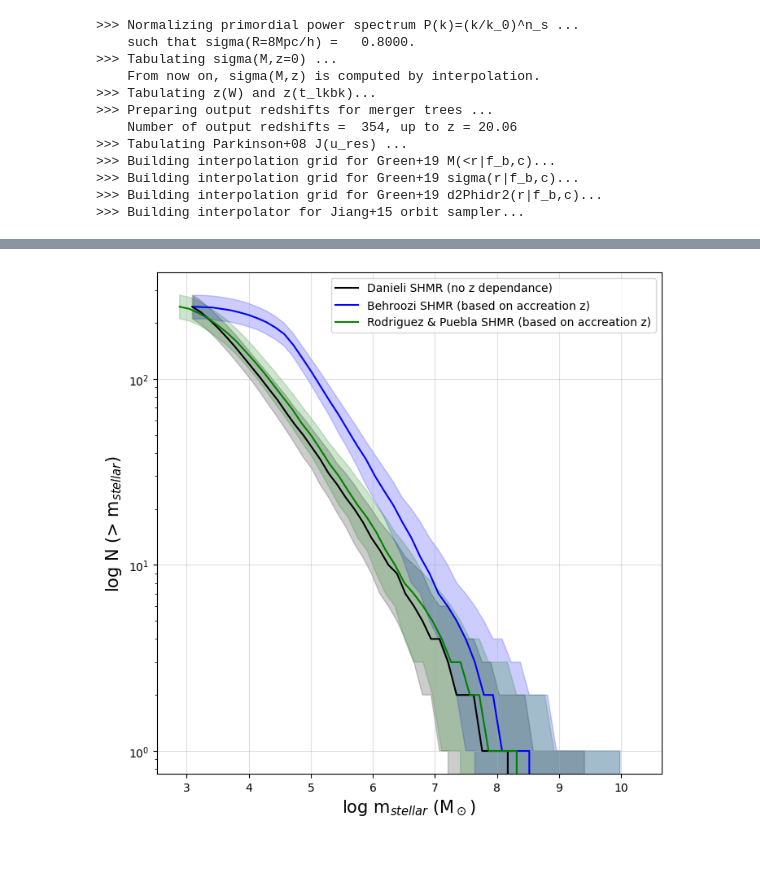
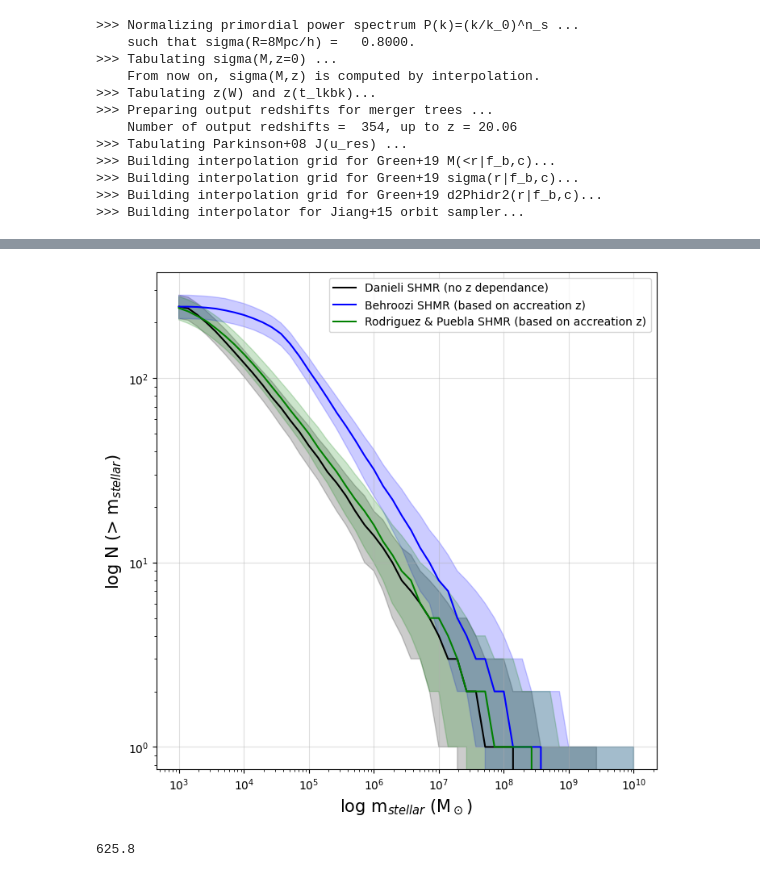
Before and after one commit to jsmonzon/SatGen, a Jupyter notebook: notebooks/CSMF_redshift.ipynb, the cells around one changed output, grey strips where cells are left out. Saved outputs shown, nothing was run; the diff lists cells and outputs as text; code cells hidden in the pictures.

```diff
--- a/notebooks/CSMF_redshift.ipynb
+++ b/notebooks/CSMF_redshift.ipynb
@@ -26,9 +26,10 @@ import os
 >>> Building interpolation grid for Green+19 d2Phidr2(r|f_b,c)...
 >>> Building interpolator for Jiang+15 orbit sampler...
 # %%
-data = np.load("../../data/12_4_0/numpy/acc_surv_mass.npy")
-
-z = np.load("../../data/12_4_0/numpy/acc_surv_redshift.npy")
+as_data = np.load("../../data/12_4_0/numpy/acc_surv_mass.npy")
+as_red = np.load("../../data/12_4_0/numpy/acc_surv_redshift.npy")
 # %%
-surv_massr, surv_CSMF = CSMF(data, shmr=1) # determinisitic
+Ms = SHMR(as_data)
+
+surv_massr, surv_CSMF = CSMF(Ms) # accreation mass of the surviving halos!
 # %% [output]
@@ -45,3 +37,7 @@ surv_massr, surv_CSMF = CSMF(data, shmr=1) # determinisitic
 # %%
-surv_massr_B, surv_CSMF_B = CSMF(data, shmr=3, red=z)
+B13_Ms, RP17_Ms = SHMR(as_data, extra=True, red=as_red)
+
+surv_massr_B, surv_CSMF_B = CSMF(B13_Ms)
+
+surv_massr_R, surv_CSMF_R = CSMF(RP17_Ms)
 # %% [output]
@@ -65,2 +45,0 @@ surv_massr_B, surv_CSMF_B = CSMF(data, shmr=3, red=z)
-# %%
-surv_massr_R, surv_CSMF_R = CSMF(data, shmr=4, red=z)
@@ -85,21 +46,22 @@ surv_massr_R, surv_CSMF_R = CSMF(data, shmr=4, red=z)
 # %%
 plt.figure(figsize=(8, 8))
 
 plt.plot(surv_massr, surv_CSMF[1, :], label="Danieli SHMR (no z dependance)", color="black")
 plt.fill_between(surv_massr, y1=surv_CSMF[0, :], y2=surv_CSMF[2, :], alpha=0.2, color="black")
 
 plt.plot(surv_massr_B, surv_CSMF_B[1, :], label="Behroozi SHMR (based on accreation z)", color="blue")
 plt.fill_between(surv_massr_B, y1=surv_CSMF_B[0, :], y2=surv_CSMF_B[2, :], alpha=0.2, color="blue")
 
 plt.plot(surv_massr_R, surv_CSMF_R[1, :], label="Rodriguez & Puebla SHMR (based on accreation z)", color="green")
 plt.fill_between(surv_massr_R, y1=surv_CSMF_R[0, :], y2=surv_CSMF_R[2, :], alpha=0.2, color="green")
 
 
 plt.grid(alpha=0.4)
 plt.yscale("log")
+plt.xscale("log")
 plt.xlabel("log m$_{stellar}$ (M$_\odot$)", fontsize=15)
 plt.ylabel("log N (> m$_{stellar}$)", fontsize=15)
 plt.legend()
 plt.show()
 # %% [output]
-[figure, old version]
+[figure, new version]
@@ -105,0 +74,4 @@ plt.show()
+# %%
+as_data.shape[0]/5
+# %% [output]
+625.8
```
Also changed, not shown: parts of 17 cells of this notebook, 8 other files.
